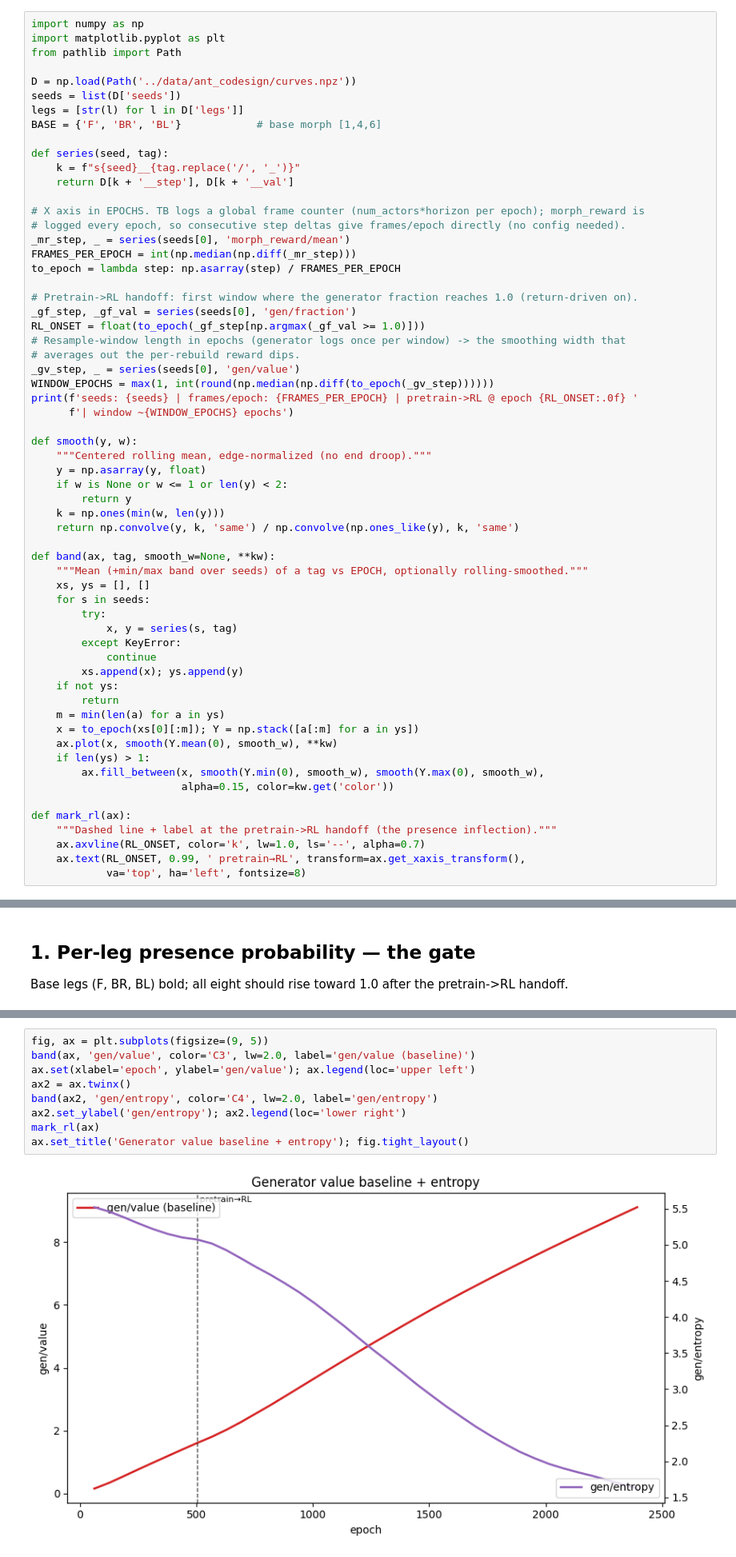
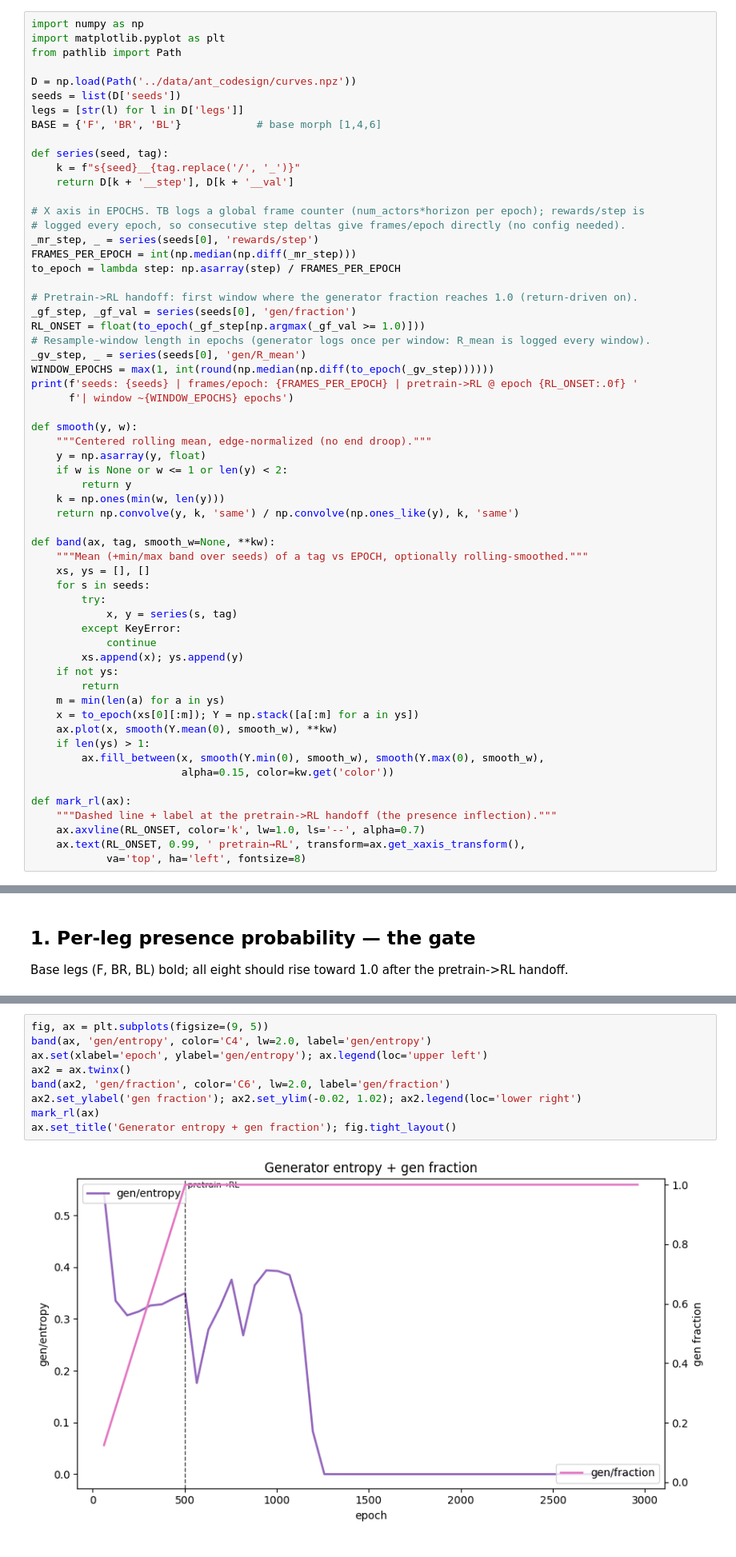
Before and after one commit to WillSumerfield/TransformerRL, a Jupyter notebook: notebooks/ant_codesign.ipynb, the cells around one changed output, grey strips where cells are left out. Shown at 80% size. Drawn from its saved outputs; the diff is of its cells as text.

```diff
--- a/notebooks/ant_codesign.ipynb
+++ b/notebooks/ant_codesign.ipynb
@@ -21,18 +25,17 @@ def series(seed, tag):
     k = f"s{seed}__{tag.replace('/', '_')}"
     return D[k + '__step'], D[k + '__val']
 
-# X axis in EPOCHS. TB logs a global frame counter (num_actors*horizon per epoch); morph_reward is
+# X axis in EPOCHS. TB logs a global frame counter (num_actors*horizon per epoch); rewards/step is
 # logged every epoch, so consecutive step deltas give frames/epoch directly (no config needed).
-_mr_step, _ = series(seeds[0], 'morph_reward/mean')
+_mr_step, _ = series(seeds[0], 'rewards/step')
 FRAMES_PER_EPOCH = int(np.median(np.diff(_mr_step)))
 to_epoch = lambda step: np.asarray(step) / FRAMES_PER_EPOCH
 
 # Pretrain->RL handoff: first window where the generator fraction reaches 1.0 (return-driven on).
 _gf_step, _gf_val = series(seeds[0], 'gen/fraction')
 RL_ONSET = float(to_epoch(_gf_step[np.argmax(_gf_val >= 1.0)]))
-# Resample-window length in epochs (generator logs once per window) -> the smoothing width that
-# averages out the per-rebuild reward dips.
-_gv_step, _ = series(seeds[0], 'gen/value')
+# Resample-window length in epochs (generator logs once per window: R_mean is logged every window).
+_gv_step, _ = series(seeds[0], 'gen/R_mean')
 WINDOW_EPOCHS = max(1, int(round(np.median(np.diff(to_epoch(_gv_step))))))
 print(f'seeds: {seeds} | frames/epoch: {FRAMES_PER_EPOCH} | pretrain->RL @ epoch {RL_ONSET:.0f} '
       f'| window ~{WINDOW_EPOCHS} epochs')
@@ -126,12 +203,12 @@ is the summed Bernoulli entropy; a gentle decline (not a cliff) means no prematu
 # %%
 fig, ax = plt.subplots(figsize=(9, 5))
-band(ax, 'gen/value', color='C3', lw=2.0, label='gen/value (baseline)')
-ax.set(xlabel='epoch', ylabel='gen/value'); ax.legend(loc='upper left')
+band(ax, 'gen/entropy', color='C4', lw=2.0, label='gen/entropy')
+ax.set(xlabel='epoch', ylabel='gen/entropy'); ax.legend(loc='upper left')
 ax2 = ax.twinx()
-band(ax2, 'gen/entropy', color='C4', lw=2.0, label='gen/entropy')
-ax2.set_ylabel('gen/entropy'); ax2.legend(loc='lower right')
+band(ax2, 'gen/fraction', color='C6', lw=2.0, label='gen/fraction')
+ax2.set_ylabel('gen fraction'); ax2.set_ylim(-0.02, 1.02); ax2.legend(loc='lower right')
 mark_rl(ax)
-ax.set_title('Generator value baseline + entropy'); fig.tight_layout()
+ax.set_title('Generator entropy + gen fraction'); fig.tight_layout()
 # %% [output]
-[figure, old version]
+[figure, new version]
 # %% [markdown]
```
Also changed, not shown: parts of 16 cells of this notebook, 2 other files.
